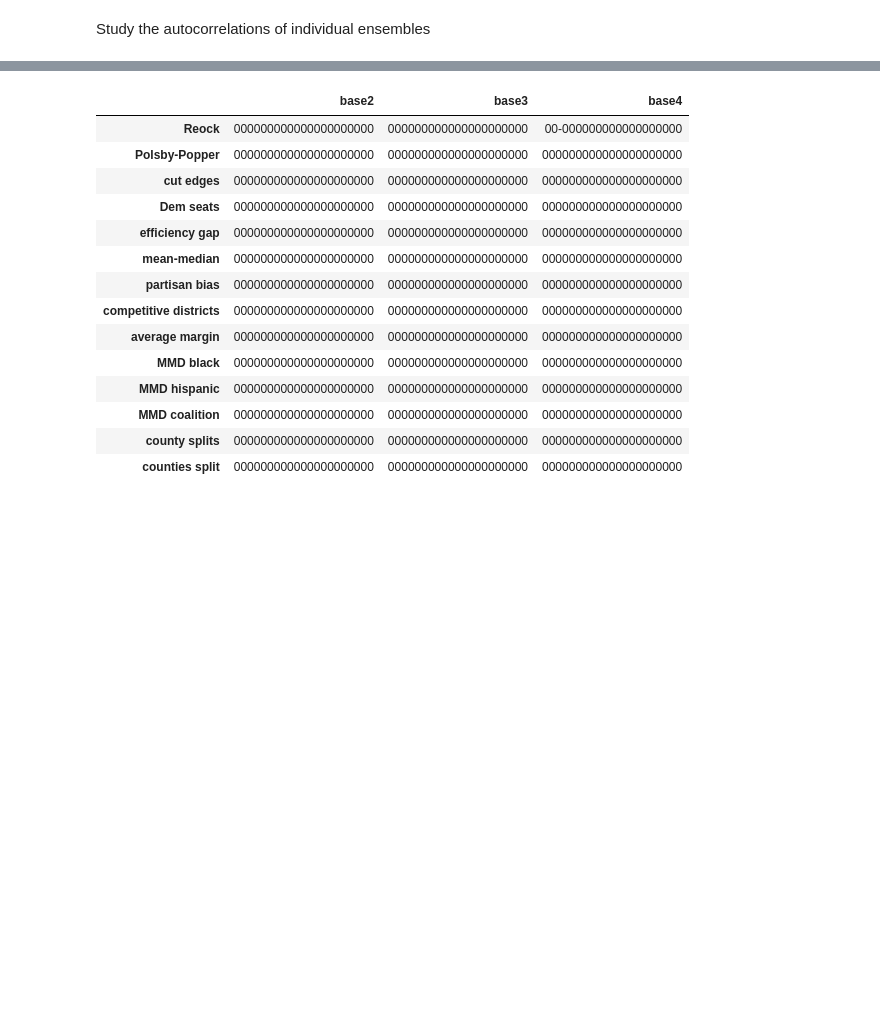
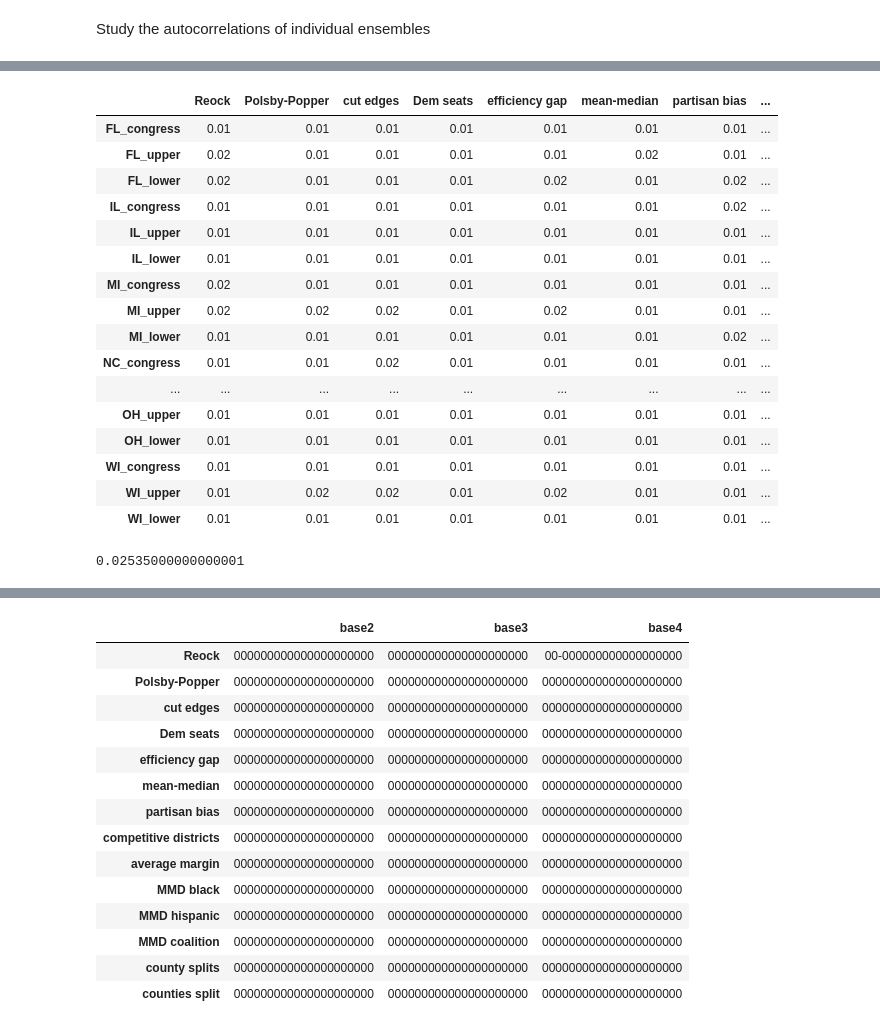
Before and after one commit to KrisTapp/Knobs, a Jupyter notebook: Compare_ensembles.ipynb, the cells around one changed output, grey strips where cells are left out. Cells and saved outputs as stored; diff of their text form; code cells hidden in the pictures; blank space fills up the shorter version.

```diff
--- a/Compare_ensembles.ipynb
+++ b/Compare_ensembles.ipynb
@@ -161,0 +238,56 @@ def ks_test(a0,a1): # runs the Kolmogorov-Smirnov test that the two arrays were
+# %%
+def summarize_multistart(score_list = primary_score_list, dist = 'ks', combine_method = 'max'):
+    column_list = score_list
+    index_list = [f'{a[0]}_{a[1]}' for a in state_chamber_list]
+    df = pd.DataFrame(columns = column_list, index = index_list)
+
+    for state, chamber in state_chamber_list:
+        for score in primary_score_list:
+            ls = []
+            for ensemble1, ensemble2 in combinations(base_list,2):
+                a1 = fetch_score_array(state, chamber, ensemble1, score)
+                a0 = fetch_score_array(state, chamber, ensemble2, score)
+                t_statistic, t_pvalue = t_test(a1, a0)
+                ks_statistic, ks_pvalue, ks_sign = ks_test(a0, a1)
+
+                if dist == 'ks':
+                    ls.append(ks_statistic)
+                elif dist == 't':
+                    ls.append(t_statistic)
+                elif dist == 'gelman':
+                    ls.append(gelman_rubin_rhat(a1, a0))
+            if combine_method == 'max':
+                df.loc[f'{state}_{chamber}', score] = max(ls)
+            elif combine_method == 'mean':
+                df.loc[f'{state}_{chamber}', score] = np.mean(ls)
+            elif combine_method == 'list':
+                df.loc[f'{state}_{chamber}', score] = np.array(ls)
+    return df
+# %%
+df_multi = summarize_multistart()
+# %%
+df_multi = df_multi.apply(pd.to_numeric, errors='coerce')  # Convert columns to numeric
+df_multi.round(2)  # Round the numeric values to 2 decimal places
+# %% [output]
+|  | Reock | Polsby-Popper | cut edges | Dem seats | efficiency gap | mean-median | partisan bias | ... |
+| FL_congress | 0.01 | 0.01 | 0.01 | 0.01 | 0.01 | 0.01 | 0.01 | ... |
+| FL_upper | 0.02 | 0.01 | 0.01 | 0.01 | 0.01 | 0.02 | 0.01 | ... |
+| FL_lower | 0.02 | 0.01 | 0.01 | 0.01 | 0.02 | 0.01 | 0.02 | ... |
+| IL_congress | 0.01 | 0.01 | 0.01 | 0.01 | 0.01 | 0.01 | 0.02 | ... |
+| IL_upper | 0.01 | 0.01 | 0.01 | 0.01 | 0.01 | 0.01 | 0.01 | ... |
+| IL_lower | 0.01 | 0.01 | 0.01 | 0.01 | 0.01 | 0.01 | 0.01 | ... |
+| MI_congress | 0.02 | 0.01 | 0.01 | 0.01 | 0.01 | 0.01 | 0.01 | ... |
+| MI_upper | 0.02 | 0.02 | 0.02 | 0.01 | 0.02 | 0.01 | 0.01 | ... |
+| MI_lower | 0.01 | 0.01 | 0.01 | 0.01 | 0.01 | 0.01 | 0.02 | ... |
+| NC_congress | 0.01 | 0.01 | 0.02 | 0.01 | 0.01 | 0.01 | 0.01 | ... |
+| ... | ... | ... | ... | ... | ... | ... | ... | ... |
+| OH_upper | 0.01 | 0.01 | 0.01 | 0.01 | 0.01 | 0.01 | 0.01 | ... |
+| OH_lower | 0.01 | 0.01 | 0.01 | 0.01 | 0.01 | 0.01 | 0.01 | ... |
+| WI_congress | 0.01 | 0.01 | 0.01 | 0.01 | 0.01 | 0.01 | 0.01 | ... |
+| WI_upper | 0.01 | 0.02 | 0.02 | 0.01 | 0.02 | 0.01 | 0.01 | ... |
+| WI_lower | 0.01 | 0.01 | 0.01 | 0.01 | 0.01 | 0.01 | 0.01 | ... |
+# %%
+largest_value = df_multi.max().max()
+largest_value
+# %% [output]
+0.02535000000000001
```
Also changed, not shown: parts of 17 cells of this notebook, 3 other files.
